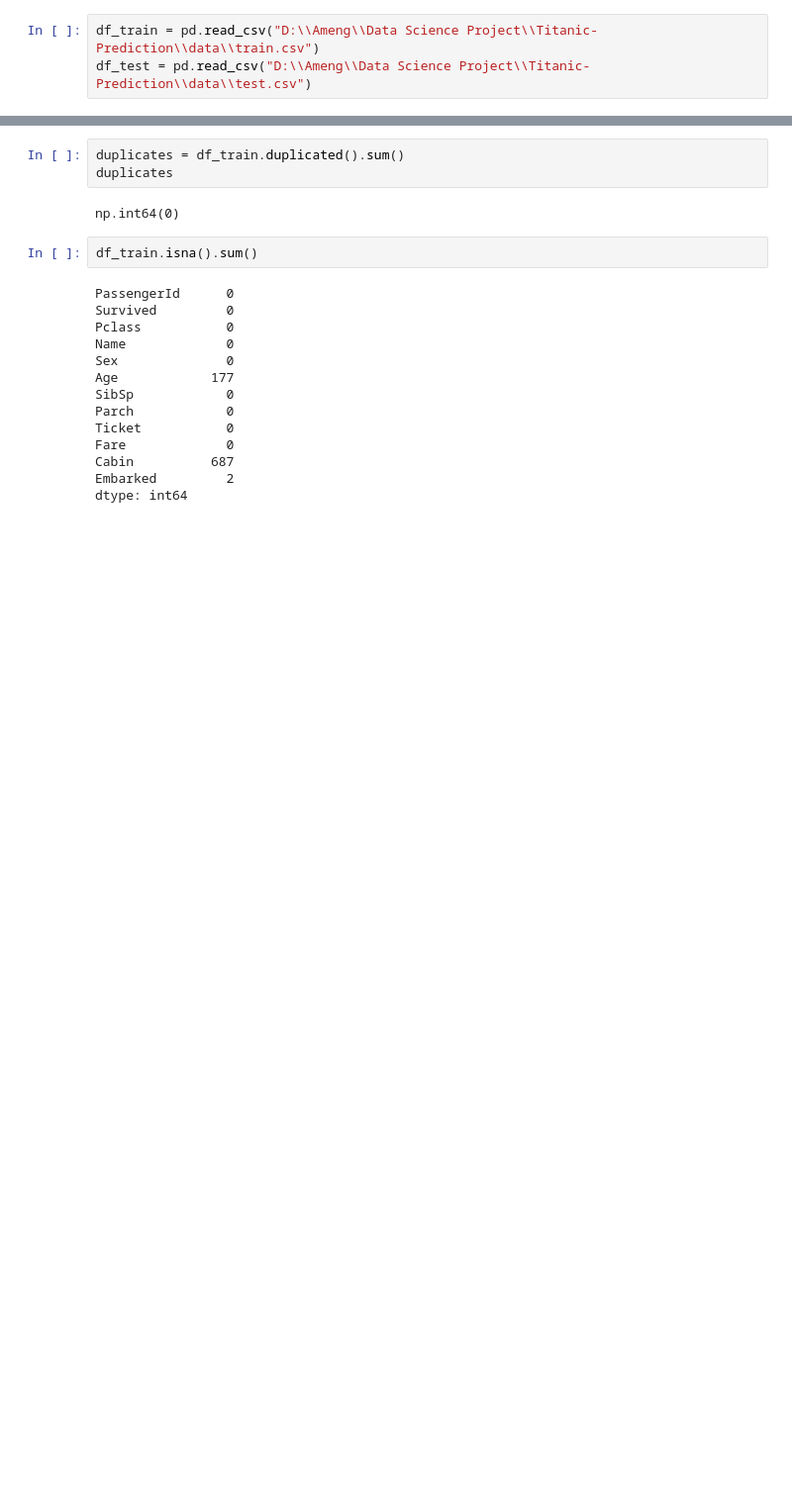
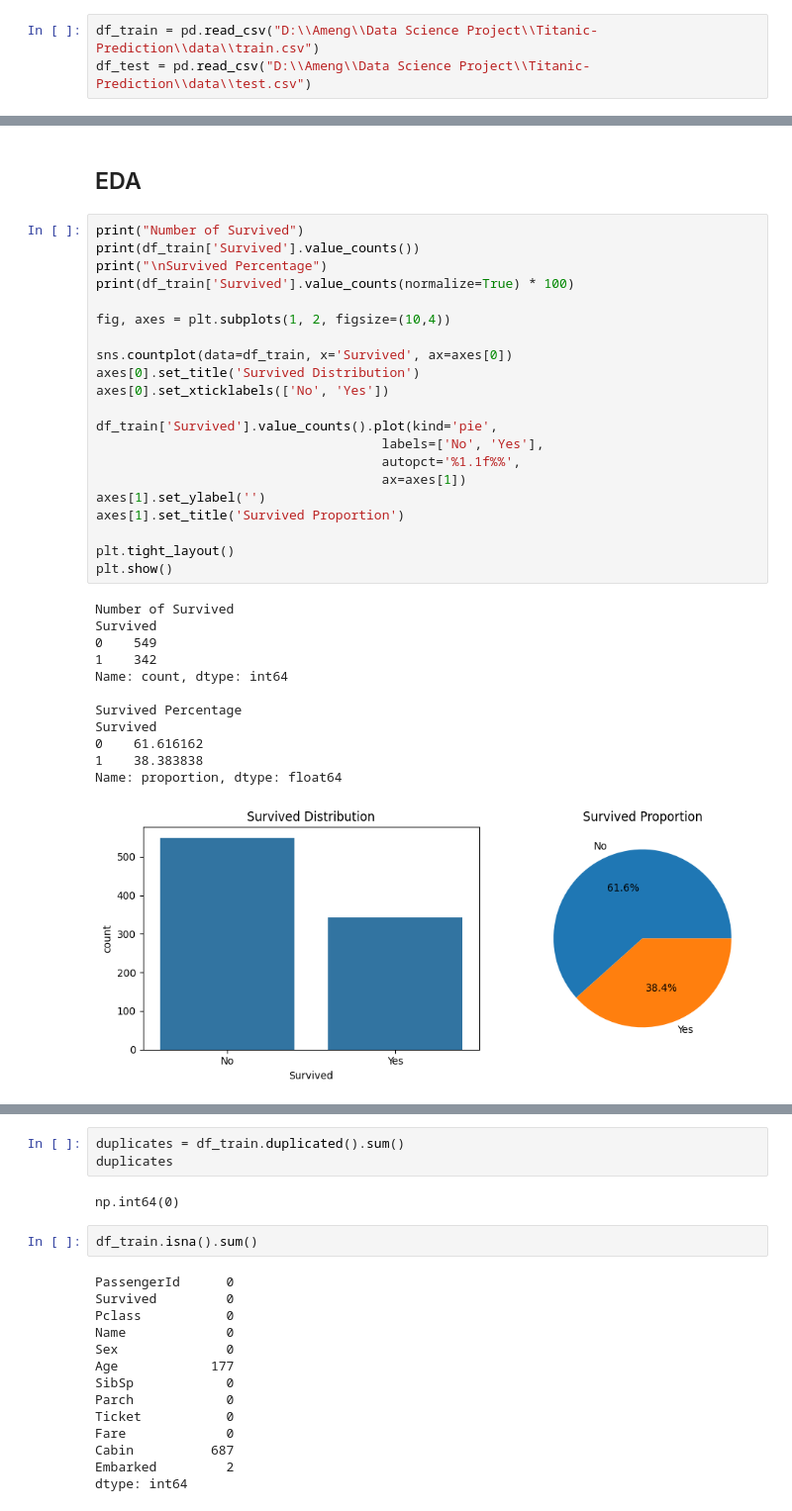
Before and after one commit to AkmalFazli27/Titanic-Prediction, a Jupyter notebook: notebook/titanic.ipynb, the cells around one changed output, grey strips where cells are left out. Shown at 99% size. Saved outputs shown, nothing was run; the diff lists cells and outputs as text; blank space fills up the shorter version.

Commit message:
Added count plot and pir plot

```diff
--- a/notebook/titanic.ipynb
+++ b/notebook/titanic.ipynb
@@ -17,0 +25,36 @@ df_train.head()
+# %% [markdown]
+## EDA
+# %%
+print("Number of Survived")
+print(df_train['Survived'].value_counts())
+print("\nSurvived Percentage")
+print(df_train['Survived'].value_counts(normalize=True) * 100)
+
+fig, axes = plt.subplots(1, 2, figsize=(10,4))
+
+sns.countplot(data=df_train, x='Survived', ax=axes[0])
+axes[0].set_title('Survived Distribution')
+axes[0].set_xticklabels(['No', 'Yes'])
+
+df_train['Survived'].value_counts().plot(kind='pie',
+                                     labels=['No', 'Yes'],
+                                     autopct='%1.1f%%',
+                                     ax=axes[1])
+axes[1].set_ylabel('')
+axes[1].set_title('Survived Proportion')
+
+plt.tight_layout()
+plt.show()
+# %% [output]
+Number of Survived
+Survived
+0    549
+1    342
+Name: count, dtype: int64
+
+Survived Percentage
+Survived
+0    61.616162
+1    38.383838
+Name: proportion, dtype: float64
+[figure, added]
```
Also changed, not shown: parts of 4 cells of this notebook.
